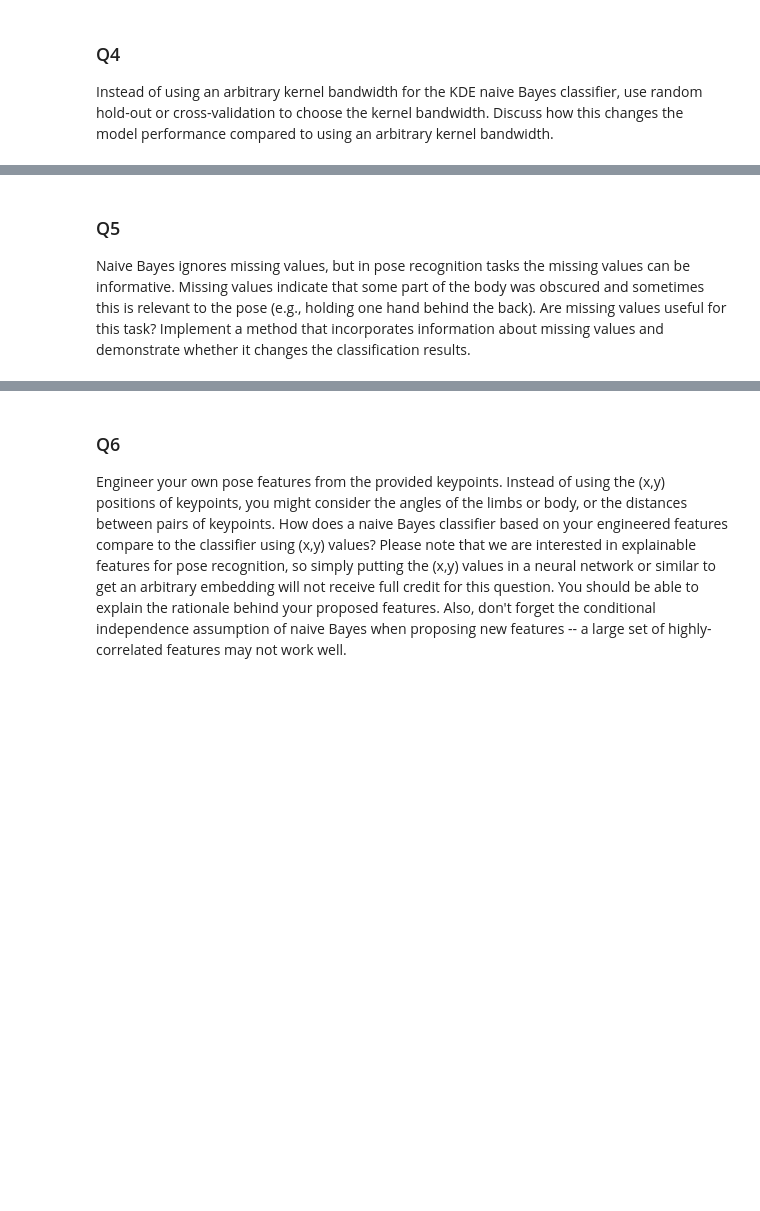
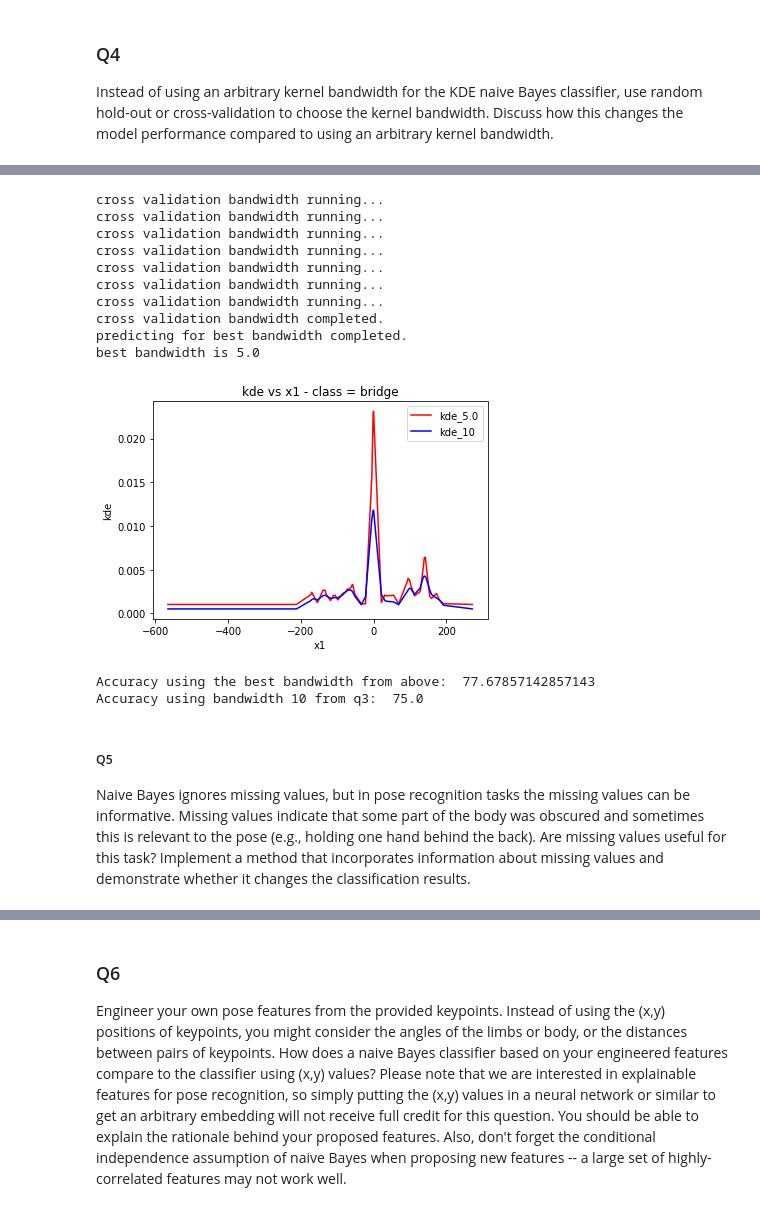
Before and after one commit to pbudiman/GaussianNaiveBayes, a Jupyter notebook: COMP30027_2021_assignment1_template.ipynb, the cells around one changed output, grey strips where cells are left out. Cells and saved outputs as stored; diff of their text form; code cells hidden in the pictures; blank space fills up the shorter version.

```diff
--- a/COMP30027_2021_assignment1_template.ipynb
+++ b/COMP30027_2021_assignment1_template.ipynb
@@ -262,9 +264,9 @@ test_attr_vals=[]
 test_actual_class=[]
 
 #predicted classes of the testing instances
-predicted_classes = predict(training_details,attr_num,len(training_details.keys()),test_attr_vals,test_actual_class)
+predicted_class_gaussian = predict(training_details,attr_num,len(training_details.keys()),test_attr_vals,test_actual_class)
 
-accuracy = evaluate(test_actual_class,predicted_classes)
+accuracy = evaluate(test_actual_class,predicted_class_gaussian)
 print("Accuracy is ", accuracy,"%")
 # %% [output]
 Accuracy is  73.21428571428571 %
@@ -594,3 +616,59 @@ Accuracy using the best bandwidth from above:  77.67857142857143
+# %%
+# RUN HERE FOR Q4 AFTER RUNNING THE FUNCTIONS ABOVE
+
+# put training instances based on class
+class_dict_q4 = defaultdict()
+class_count_dict_q4 = defaultdict(int)
+
+# store training instances
+train_attr_vals_q4 = []
+train_classes_q4 = []
+
+# preprocess training instances
+preprocess_q4(train_attr_vals_q4, train_classes_q4)
+
+#find the best bandwidth by cross validation
+best_bandwidth = cross_val_bandwidth(class_dict_q4,class_count_dict_q4,train_attr_vals_q4,train_classes_q4)
+
+# store test instances
+test_attr_vals_q4 = []
+test_actual_class_q4 = []
+
+# open testing file, store & clean data
+test_filename = "COMP30027_2021_assignment1_data/test.csv"
+open_train_file(test_attr_vals_q4,test_actual_class_q4,test_filename)
+remove_missing_values(test_attr_vals_q4)
+
+print("predicting for best bandwidth completed.")
+print("best bandwidth is",best_bandwidth)
+
+# find the predicted classes for the test instances when using best bandwidth found
+predicted_q4 = predict_kde(best_bandwidth,test_attr_vals_q4,class_dict)
+
+# find accuracy comparing to actual classes
+accuracy_kde_q4 = evaluate(test_actual_class_q4, predicted_q4)
+
+
+# displays the kde vs attribute to show the effect
+# when using best bandwidth found vs arbitrary bandwidth
+display_kde(best_bandwidth,10)
+
+print("Accuracy using the best bandwidth from above: ",accuracy_kde_q4)
+print("Accuracy using bandwidth 10 from q3: ",accuracy_kde_q3)
+# %% [output]
+cross validation bandwidth running...
+cross validation bandwidth running...
+cross validation bandwidth running...
+cross validation bandwidth running...
+cross validation bandwidth running...
+cross validation bandwidth running...
+cross validation bandwidth running...
+cross validation bandwidth completed.
+predicting for best bandwidth completed.
+best bandwidth is 5.0
+[figure, added]
+Accuracy using the best bandwidth from above:  77.67857142857143
+Accuracy using bandwidth 10 from q3:  75.0
 # %% [markdown]
-### Q5
+##### Q5
 Naive Bayes ignores missing values, but in pose recognition tasks the missing values can be informative. Missing values indicate that some part of the body was obscured and sometimes this is relevant to the pose (e.g., holding one hand behind the back). Are missing values useful for this task? Implement a method that incorporates information about missing values and demonstrate whether it changes the classification results.
```
Also changed, not shown: parts of 9 cells of this notebook, 1 other file.
